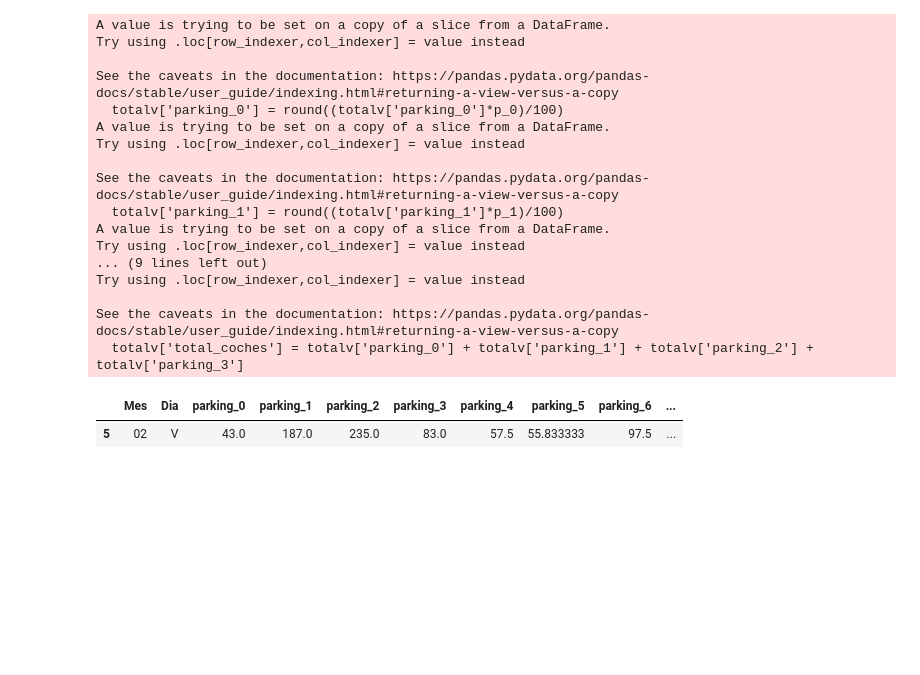
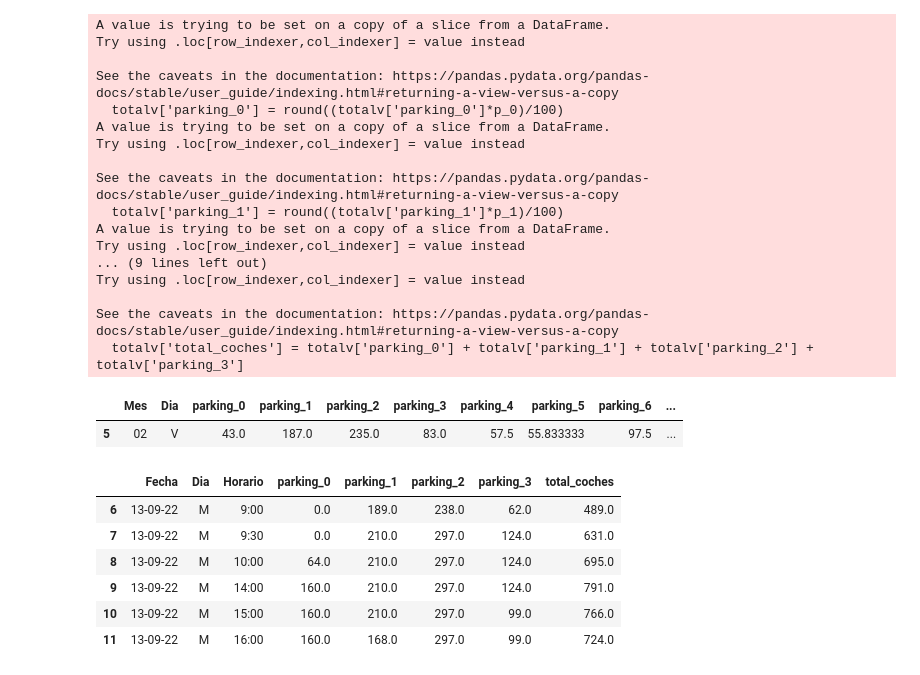
Before and after one commit to Ana-AlonsoCanizares/Practicas_Individuales, a Jupyter notebook: PI_parking.ipynb, the cells around one changed output. Cells and saved outputs as stored; diff of their text form; code cells hidden in the pictures; blank space fills up the shorter version.

```diff
--- a/PI_parking.ipynb
+++ b/PI_parking.ipynb
@@ -592,3 +612,21 @@ See the caveats in the documentation: https://pandas.pydata.org/pandas-docs/stab
   totalv['total_coches'] = totalv['parking_0'] + totalv['parking_1'] + totalv['parking_2'] + totalv['parking_3']
 |  | Mes | Dia | parking_0 | parking_1 | parking_2 | parking_3 | parking_4 | parking_5 | parking_6 | ... |
 | 5 | 02 | V | 43.0 | 187.0 | 235.0 | 83.0 | 57.5 | 55.833333 | 97.5 | ... |
+# %%
+dia_completo = data[data['Fecha'].apply(lambda x: '13-09-22' in x)]
+dia_completo = dia_completo.drop(['parking_4', 'parking_5', 'parking_6', 'parking_7', 'parking_subterraneo', 'Mes', 'dia_num'], axis=1)
+# %%
+dia_completo['parking_0'] = round((dia_completo['parking_0']*p_0)/100)
+dia_completo['parking_1'] = round((dia_completo['parking_1']*p_1)/100)
+dia_completo['parking_2'] = round((dia_completo['parking_2']*p_2)/100)
+dia_completo['parking_3'] = round((dia_completo['parking_3']*p_3)/100)
+dia_completo['total_coches'] = dia_completo['parking_0'] + dia_completo['parking_1'] + dia_completo['parking_2'] + dia_completo['parking_3']
+dia_completo
+# %% [output]
+|  | Fecha | Dia | Horario | parking_0 | parking_1 | parking_2 | parking_3 | total_coches |
+| 6 | 13-09-22 | M | 9:00 | 0.0 | 189.0 | 238.0 | 62.0 | 489.0 |
+| 7 | 13-09-22 | M | 9:30 | 0.0 | 210.0 | 297.0 | 124.0 | 631.0 |
+| 8 | 13-09-22 | M | 10:00 | 64.0 | 210.0 | 297.0 | 124.0 | 695.0 |
+| 9 | 13-09-22 | M | 14:00 | 160.0 | 210.0 | 297.0 | 124.0 | 791.0 |
+| 10 | 13-09-22 | M | 15:00 | 160.0 | 210.0 | 297.0 | 99.0 | 766.0 |
+| 11 | 13-09-22 | M | 16:00 | 160.0 | 168.0 | 297.0 | 99.0 | 724.0 |
```
Also changed, not shown: parts of 3 cells of this notebook.
